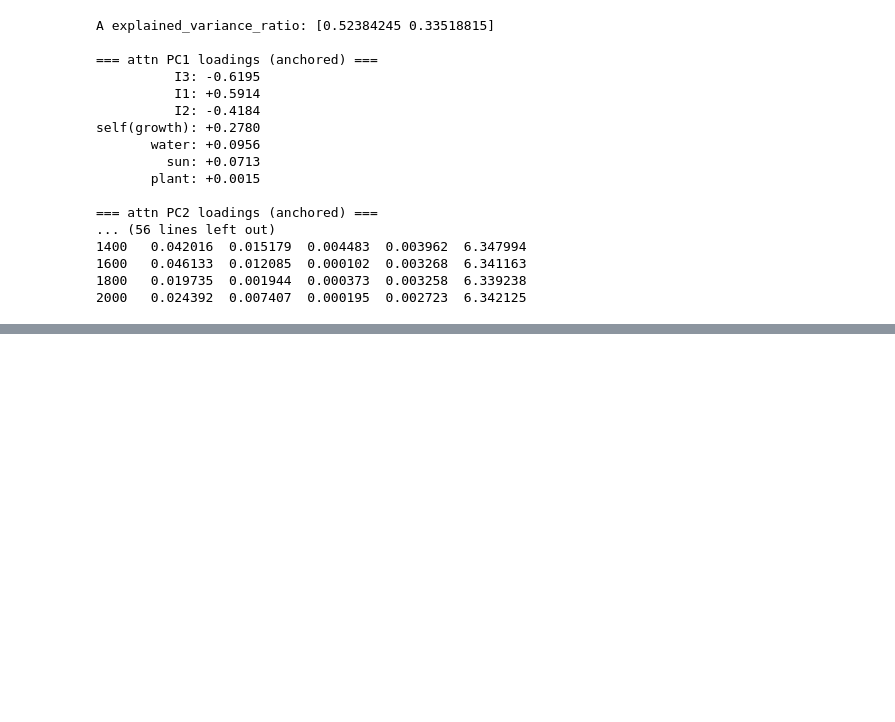
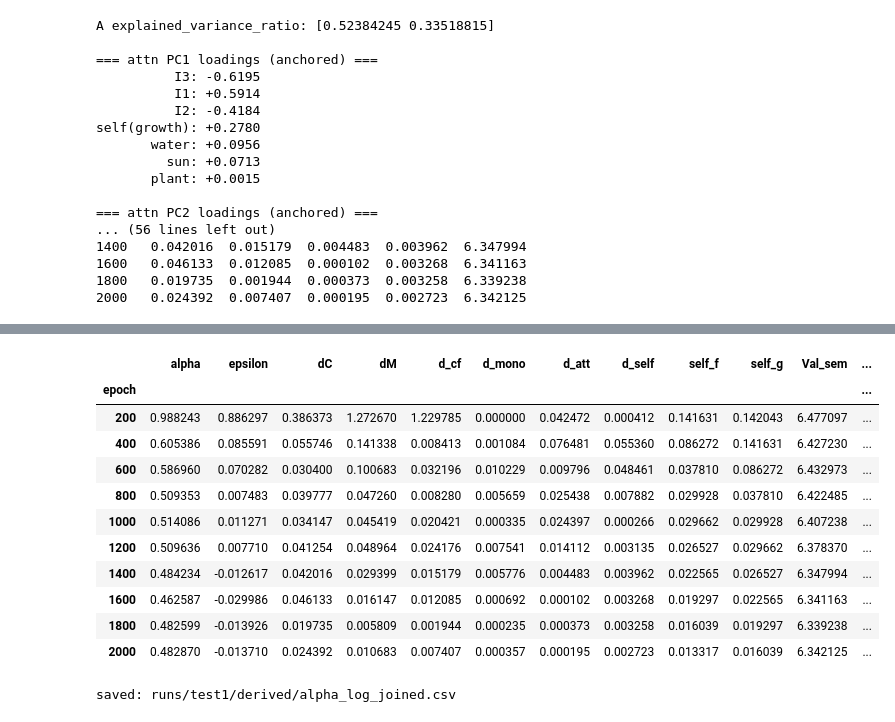
Before and after one commit to kosukeya/e-functor, a Jupyter notebook: src/e_functor.ipynb, the cells around one changed output, grey strips where cells are left out. Drawn from its saved outputs; the diff is of its cells as text; code cells hidden in the pictures; blank space fills up the shorter version.

```diff
--- a/src/e_functor.ipynb
+++ b/src/e_functor.ipynb
@@ -4185,3 +4185,23 @@ self(growth): +0.2780
 1600   0.046133  0.012085  0.000102  0.003268  6.341163
 1800   0.019735  0.001944  0.000373  0.003258  6.339238
 2000   0.024392  0.007407  0.000195  0.002723  6.342125
+# %%
+import pandas as pd
+from pathlib import Path
+
+RUN_DIR = Path("runs/test1")  # 必要に応じて
+
+# alpha_log.csv を読む（epoch列をindexに）
+df_alpha = pd.read_csv(RUN_DIR / "alpha_log.csv")
+df_alpha["epoch"] = df_alpha["epoch"].astype(int)
+df_alpha = df_alpha.sort_values("epoch").set_index("epoch")
+
+# df_attn はすでに index=epoch の想定
+df_attn.index = df_attn.index.astype(int)
+
+# join（alpha_log を主、attn を横に足す）
+df_join = df_alpha.join(df_attn, how="left")
+
+# joinできてるか軽く確認（NaNが多いなら epochs がズレてる）
+print(df_join[["alpha_used", "epsilon", "attn_PC1_mean", "attn_PC2_mean"]].head(10))
+print("rows:", len(df_join), "attn_PC1_mean nan:", df_join["attn_PC1_mean"].isna().sum())
@@ -4187,0 +4222,24 @@ self(growth): +0.2780
+# %%
+df_join
+# %% [output]
+|  | alpha | epsilon | dC | dM | d_cf | d_mono | d_att | d_self | self_f | self_g | Val_sem | ... |
+| epoch |  |  |  |  |  |  |  |  |  |  |  | ... |
+| 200 | 0.988243 | 0.886297 | 0.386373 | 1.272670 | 1.229785 | 0.000000 | 0.042472 | 0.000412 | 0.141631 | 0.142043 | 6.477097 | ... |
+| 400 | 0.605386 | 0.085591 | 0.055746 | 0.141338 | 0.008413 | 0.001084 | 0.076481 | 0.055360 | 0.086272 | 0.141631 | 6.427230 | ... |
+| 600 | 0.586960 | 0.070282 | 0.030400 | 0.100683 | 0.032196 | 0.010229 | 0.009796 | 0.048461 | 0.037810 | 0.086272 | 6.432973 | ... |
+| 800 | 0.509353 | 0.007483 | 0.039777 | 0.047260 | 0.008280 | 0.005659 | 0.025438 | 0.007882 | 0.029928 | 0.037810 | 6.422485 | ... |
+| 1000 | 0.514086 | 0.011271 | 0.034147 | 0.045419 | 0.020421 | 0.000335 | 0.024397 | 0.000266 | 0.029662 | 0.029928 | 6.407238 | ... |
+| 1200 | 0.509636 | 0.007710 | 0.041254 | 0.048964 | 0.024176 | 0.007541 | 0.014112 | 0.003135 | 0.026527 | 0.029662 | 6.378370 | ... |
+| 1400 | 0.484234 | -0.012617 | 0.042016 | 0.029399 | 0.015179 | 0.005776 | 0.004483 | 0.003962 | 0.022565 | 0.026527 | 6.347994 | ... |
+| 1600 | 0.462587 | -0.029986 | 0.046133 | 0.016147 | 0.012085 | 0.000692 | 0.000102 | 0.003268 | 0.019297 | 0.022565 | 6.341163 | ... |
+| 1800 | 0.482599 | -0.013926 | 0.019735 | 0.005809 | 0.001944 | 0.000235 | 0.000373 | 0.003258 | 0.016039 | 0.019297 | 6.339238 | ... |
+| 2000 | 0.482870 | -0.013710 | 0.024392 | 0.010683 | 0.007407 | 0.000357 | 0.000195 | 0.002723 | 0.013317 | 0.016039 | 6.342125 | ... |
+# %%
+OUT_DIR = RUN_DIR / "derived"
+OUT_DIR.mkdir(parents=True, exist_ok=True)
+
+out_path = OUT_DIR / "alpha_log_joined.csv"
+df_join.reset_index().to_csv(out_path, index=False)
+print("saved:", out_path)
+# %% [output]
+saved: runs/test1/derived/alpha_log_joined.csv
```
Also changed, not shown: parts of 7 cells of this notebook, 2 other files.
